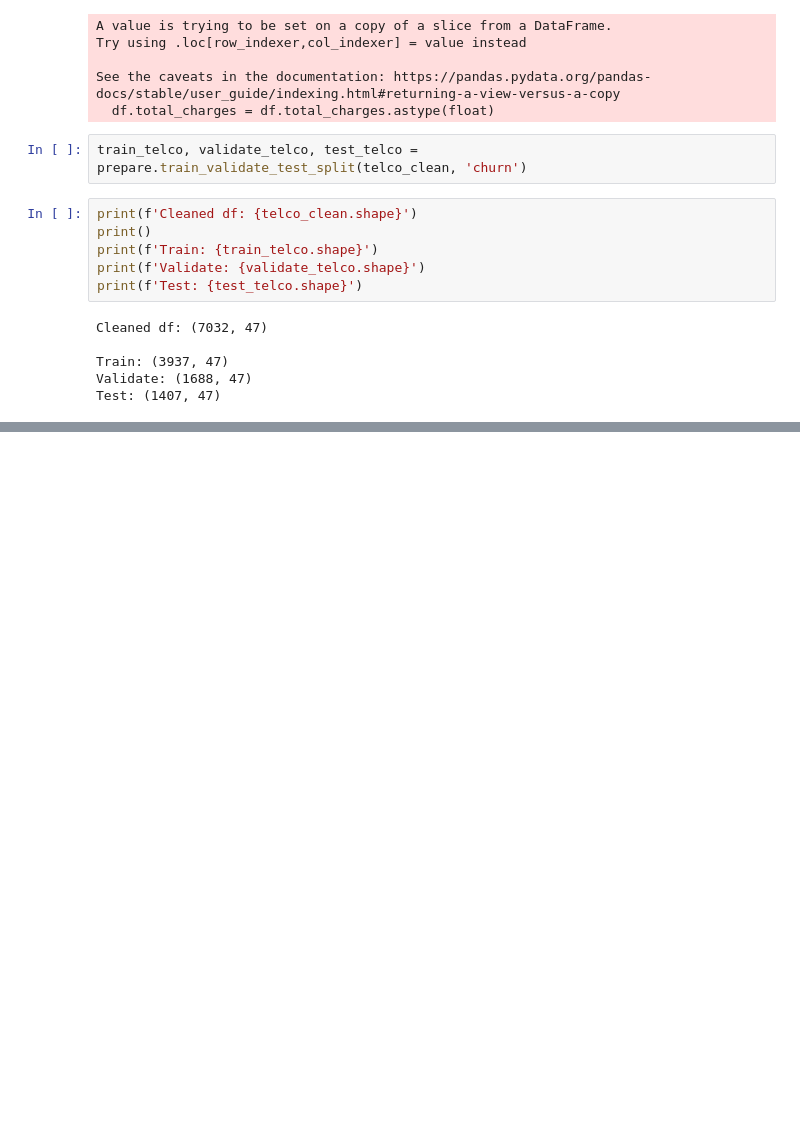
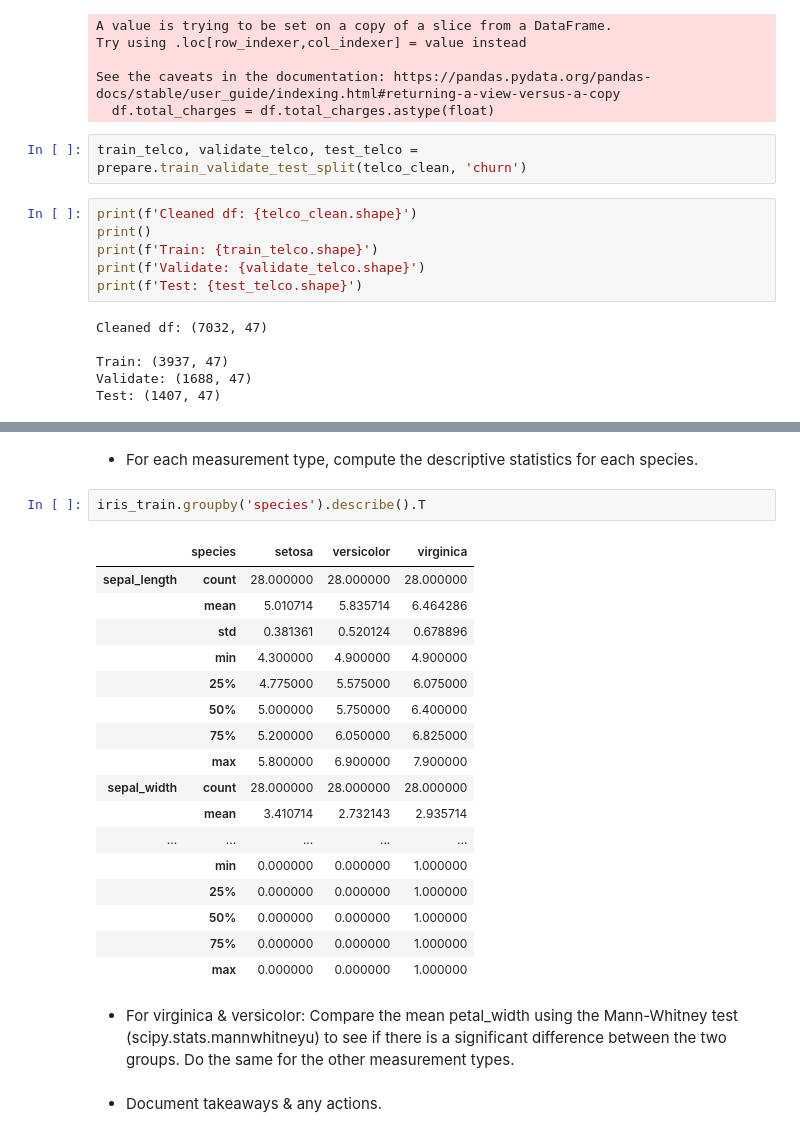
Before and after one commit to markydoug/classification-exercises, a Jupyter notebook: classification_exercises.ipynb, the cells around one changed output, grey strips where cells are left out. Drawn from its saved outputs; the diff is of its cells as text; blank space fills up the shorter version.

```diff
--- a/classification_exercises.ipynb
+++ b/classification_exercises.ipynb
@@ -788,0 +956,26 @@ Test: (1407, 47)
+# %% [markdown]
+- For each measurement type, compute the descriptive statistics for each species.
+# %%
+iris_train.groupby('species').describe().T
+# %% [output]
+|  | species | setosa | versicolor | virginica |
+| sepal_length | count | 28.000000 | 28.000000 | 28.000000 |
+|  | mean | 5.010714 | 5.835714 | 6.464286 |
+|  | std | 0.381361 | 0.520124 | 0.678896 |
+|  | min | 4.300000 | 4.900000 | 4.900000 |
+|  | 25% | 4.775000 | 5.575000 | 6.075000 |
+|  | 50% | 5.000000 | 5.750000 | 6.400000 |
+|  | 75% | 5.200000 | 6.050000 | 6.825000 |
+|  | max | 5.800000 | 6.900000 | 7.900000 |
+| sepal_width | count | 28.000000 | 28.000000 | 28.000000 |
+|  | mean | 3.410714 | 2.732143 | 2.935714 |
+| ... | ... | ... | ... | ... |
+|  | min | 0.000000 | 0.000000 | 1.000000 |
+|  | 25% | 0.000000 | 0.000000 | 1.000000 |
+|  | 50% | 0.000000 | 0.000000 | 1.000000 |
+|  | 75% | 0.000000 | 0.000000 | 1.000000 |
+|  | max | 0.000000 | 0.000000 | 1.000000 |
+# %% [markdown]
+- For virginica & versicolor: Compare the mean petal_width using the Mann-Whitney test (scipy.stats.mannwhitneyu) to see if there is a significant difference between the two groups. Do the same for the other measurement types.
+# %% [markdown]
+- Document takeaways & any actions.
```
Also changed, not shown: parts of 22 cells of this notebook.
